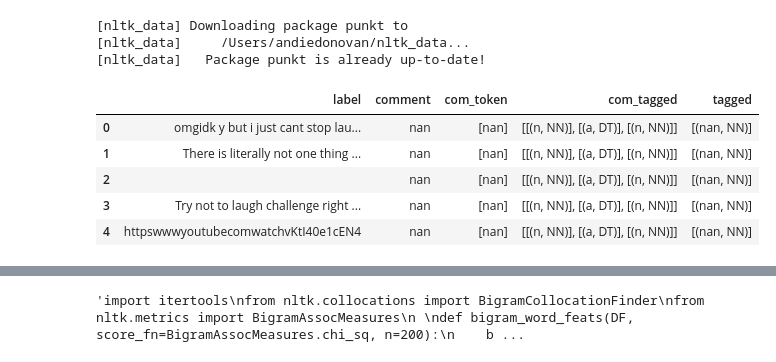
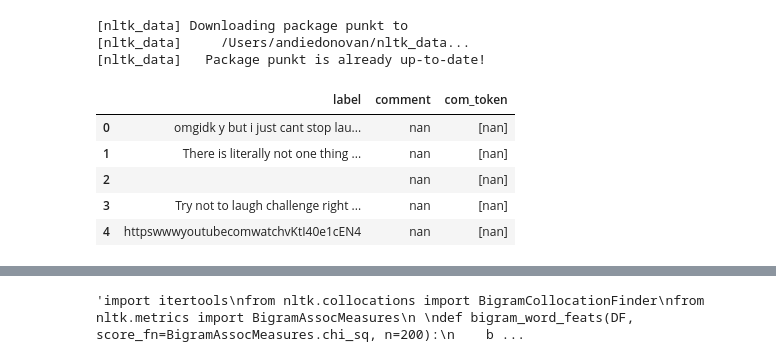
Before and after one commit to adonovan7/YoutubeAnalysis, a Jupyter notebook: Scripts/YouTubeProject.ipynb, the cells around one changed output, grey strips where cells are left out. Saved outputs shown, nothing was run; the diff lists cells and outputs as text; code cells hidden in the pictures.

```diff
--- a/Scripts/YouTubeProject.ipynb
+++ b/Scripts/YouTubeProject.ipynb
@@ -170,14 +177,14 @@ tagged_texts = pos_tag_sents(map(word_tokenize, texts))
 # tagged_texts
 df["tagged"] = tagged_texts
 # %%
-df.head(5)
+df.head()
 # %% [output]
-|  | label | comment | com_token | com_tagged | tagged |
-| 0 | omgidk y but i just cant stop lau... | nan | [nan] | [[(n, NN)], [(a, DT)], [(n, NN)]] | [(nan, NN)] |
-| 1 | There is literally not one thing ... | nan | [nan] | [[(n, NN)], [(a, DT)], [(n, NN)]] | [(nan, NN)] |
-| 2 |  | nan | [nan] | [[(n, NN)], [(a, DT)], [(n, NN)]] | [(nan, NN)] |
-| 3 | Try not to laugh challenge right ... | nan | [nan] | [[(n, NN)], [(a, DT)], [(n, NN)]] | [(nan, NN)] |
-| 4 | httpswwwyoutubecomwatchvKtI40e1cEN4 | nan | [nan] | [[(n, NN)], [(a, DT)], [(n, NN)]] | [(nan, NN)] |
+|  | label | comment | com_token |
+| 0 | omgidk y but i just cant stop lau... | nan | [nan] |
+| 1 | There is literally not one thing ... | nan | [nan] |
+| 2 |  | nan | [nan] |
+| 3 | Try not to laugh challenge right ... | nan | [nan] |
+| 4 | httpswwwyoutubecomwatchvKtI40e1cEN4 | nan | [nan] |
 # %%
 df = nlpFunction(df)
 df.head(5)
```
Also changed, not shown: parts of 42 cells of this notebook.
